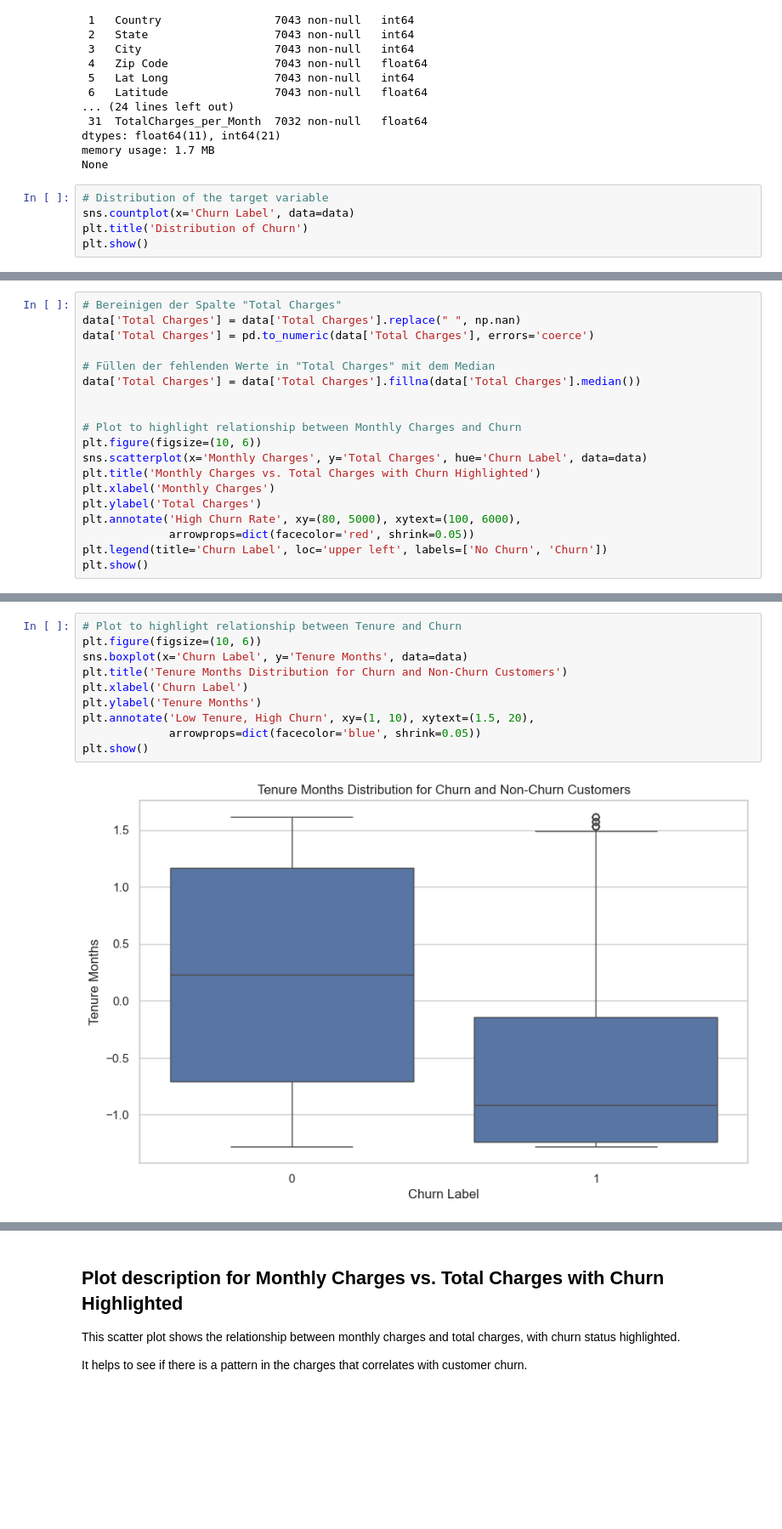
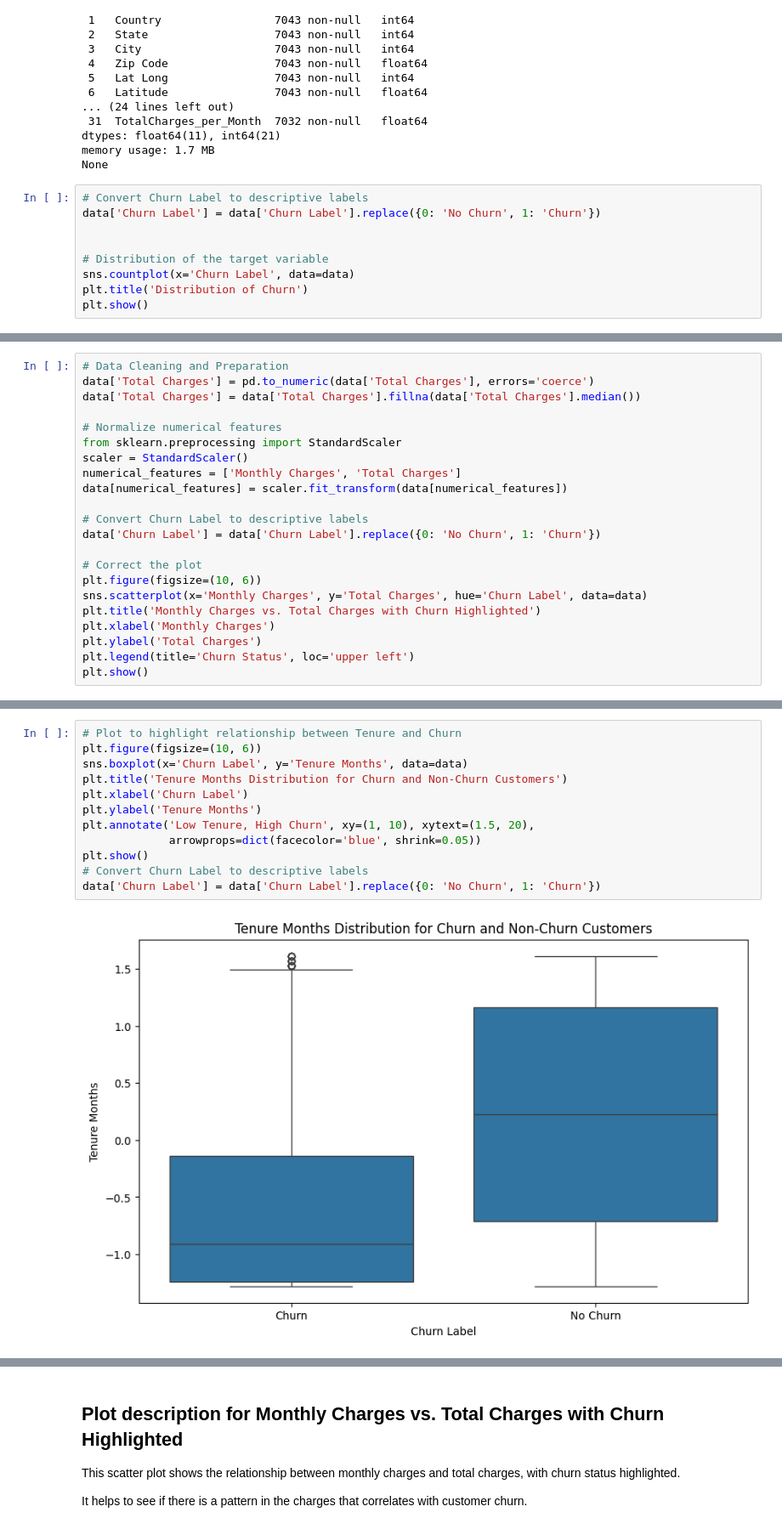
Before and after one commit to MichelleWegner/Customer-Stay-Analytics, a Jupyter notebook: Notebook/Clean-Data-Process-Copie Kopie.ipynb, the cells around one changed output, grey strips where cells are left out. Shown at 85% size. Drawn from its saved outputs; the diff is of its cells as text; blank space fills up the shorter version.

```diff
--- a/Notebook/Clean-Data-Process-Copie Kopie.ipynb
+++ b/Notebook/Clean-Data-Process-Copie Kopie.ipynb
@@ -109,6 +109,10 @@ dtypes: float64(11), int64(21)
 memory usage: 1.7 MB
 None
 # %%
+# Convert Churn Label to descriptive labels
+data['Churn Label'] = data['Churn Label'].replace({0: 'No Churn', 1: 'Churn'})
+
+
 # Distribution of the target variable
 sns.countplot(x='Churn Label', data=data)
 plt.title('Distribution of Churn')
@@ -146,20 +150,23 @@ plt.show()
 # %%
-# Bereinigen der Spalte "Total Charges"
-data['Total Charges'] = data['Total Charges'].replace(" ", np.nan)
+# Data Cleaning and Preparation
 data['Total Charges'] = pd.to_numeric(data['Total Charges'], errors='coerce')
-
-# Füllen der fehlenden Werte in "Total Charges" mit dem Median
 data['Total Charges'] = data['Total Charges'].fillna(data['Total Charges'].median())
 
+# Normalize numerical features
+from sklearn.preprocessing import StandardScaler
+scaler = StandardScaler()
+numerical_features = ['Monthly Charges', 'Total Charges']
+data[numerical_features] = scaler.fit_transform(data[numerical_features])
 
-# Plot to highlight relationship between Monthly Charges and Churn
+# Convert Churn Label to descriptive labels
+data['Churn Label'] = data['Churn Label'].replace({0: 'No Churn', 1: 'Churn'})
+
+# Correct the plot
 plt.figure(figsize=(10, 6))
 sns.scatterplot(x='Monthly Charges', y='Total Charges', hue='Churn Label', data=data)
 plt.title('Monthly Charges vs. Total Charges with Churn Highlighted')
 plt.xlabel('Monthly Charges')
 plt.ylabel('Total Charges')
-plt.annotate('High Churn Rate', xy=(80, 5000), xytext=(100, 6000),
-             arrowprops=dict(facecolor='red', shrink=0.05))
-plt.legend(title='Churn Label', loc='upper left', labels=['No Churn', 'Churn'])
+plt.legend(title='Churn Status', loc='upper left')
 plt.show()
 # %% [output]
@@ -173,15 +180,17 @@ This plot shows the distribution of the tenure (in months) of customers who chur
 # %%
 # Plot to highlight relationship between Tenure and Churn
 plt.figure(figsize=(10, 6))
 sns.boxplot(x='Churn Label', y='Tenure Months', data=data)
 plt.title('Tenure Months Distribution for Churn and Non-Churn Customers')
 plt.xlabel('Churn Label')
 plt.ylabel('Tenure Months')
 plt.annotate('Low Tenure, High Churn', xy=(1, 10), xytext=(1.5, 20),
              arrowprops=dict(facecolor='blue', shrink=0.05))
 plt.show()
+# Convert Churn Label to descriptive labels
+data['Churn Label'] = data['Churn Label'].replace({0: 'No Churn', 1: 'Churn'})
 # %% [output]
-[figure, old version]
+[figure, new version]
 # %% [markdown]
 ### Plot describtion for relationship between Tenure and Churn
 
```
Also changed, not shown: parts of 32 cells of this notebook, 1 other file.
